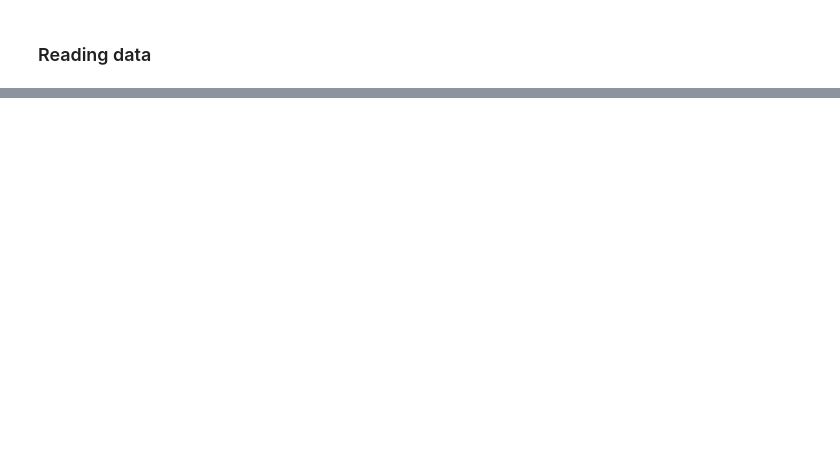
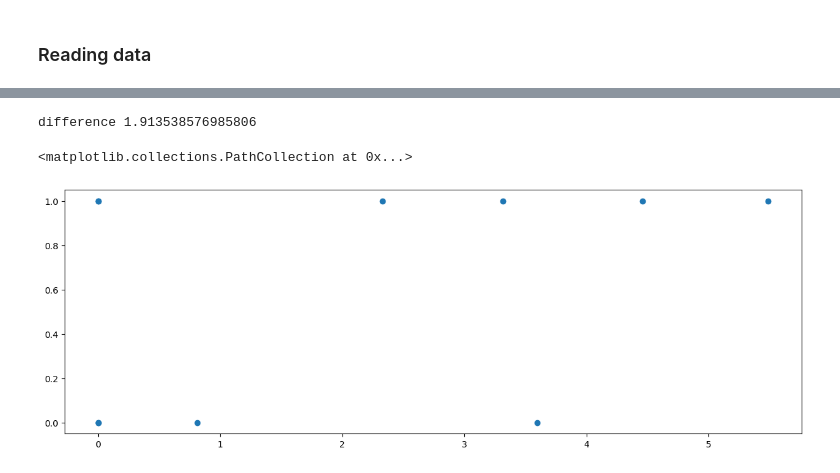
Before and after one commit to irtazahashmi/pytspl, a Jupyter notebook: demo_notebook.ipynb, the cells around one changed output, grey strips where cells are left out. Saved outputs shown, nothing was run; the diff lists cells and outputs as text; code cells hidden in the pictures; blank space fills up the shorter version.

```diff
--- a/demo_notebook.ipynb
+++ b/demo_notebook.ipynb
@@ -40,0 +283,18 @@ scplot = SCPlot(sc, coordinates)
+# %%
+component = "gradient"
+
+# the ideal frequency response
+u_g, _ = sc.get_eigendecomposition(component)
+h_g_ideal = sc.get_component_coefficients(component)
+H_g_ideal = u_1L @ np.diag(h_g_ideal) @ u_1L.T
+
+# difference
+print("difference", np.linalg.norm(H_g_ideal - u_g @ u_g.T))
+
+# pplo the ideal frequency response
+plt.figure(figsize=(15, 5))
+plt.scatter(eigenvals_u1L, h_g_ideal)
+# %% [output]
+difference 1.913538576985806
+<matplotlib.collections.PathCollection at 0x...>
+[figure, added]
```
Also changed, not shown: parts of 20 cells of this notebook, 2 other files.
